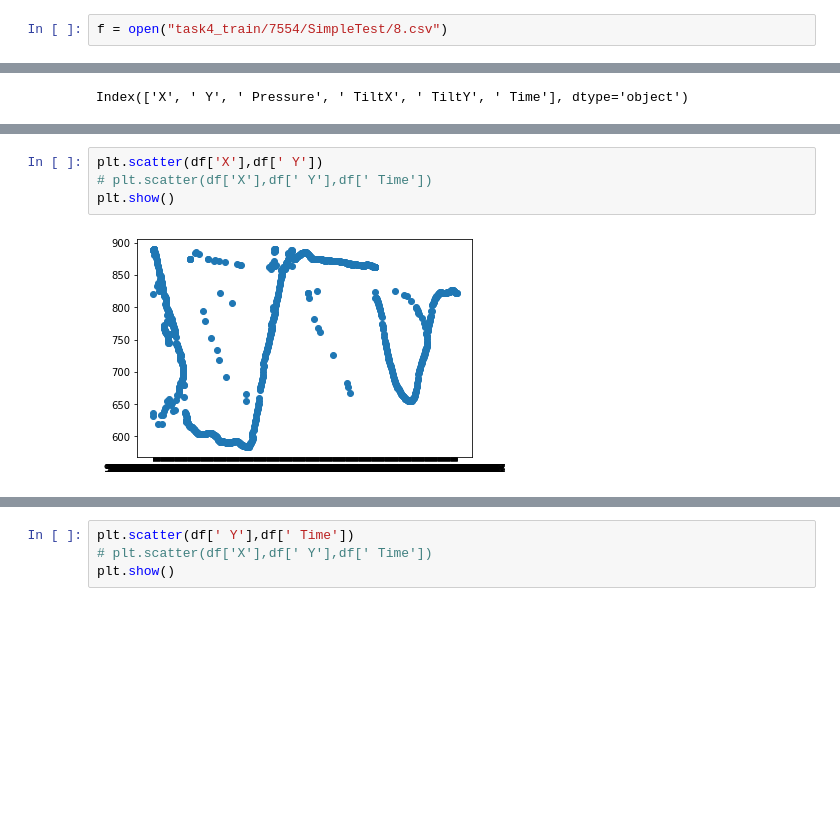
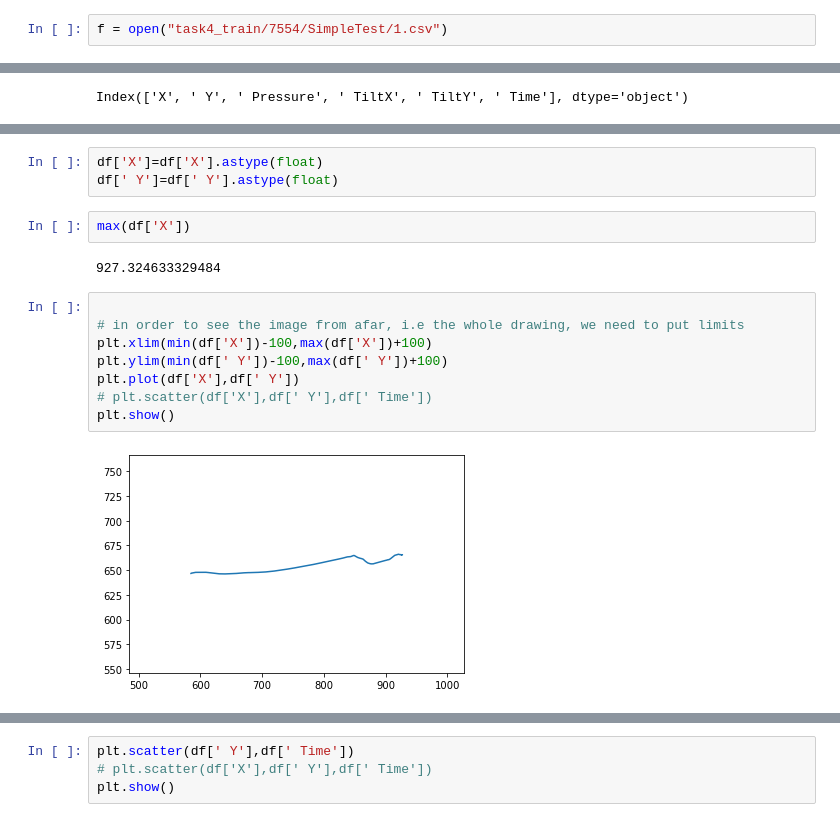
Before and after one commit to BabyBlue555/firstYear_semB_project, a Jupyter notebook: task4.ipynb, the cells around one changed output, grey strips where cells are left out. Cells and saved outputs as stored; diff of their text form; blank space fills up the shorter version.

Commit message:
accurate visualization

```diff
--- a/task4.ipynb
+++ b/task4.ipynb
@@ -6,7 +6,7 @@ import numpy as np
 # %%
 # numbers of folders : 7554 - 7574
 # %%
-f = open("task4_train/7554/SimpleTest/8.csv")
+f = open("task4_train/7554/SimpleTest/1.csv")
 # %%
 df=pd.read_csv(f)
 # %%
@@ -34,6 +50,17 @@ Index(['X', ' Y', ' Pressure', ' TiltX', ' TiltY', ' Time'], dtype='object')
+# %%
+df['X']=df['X'].astype(float)
+df[' Y']=df[' Y'].astype(float)
+# %%
+max(df['X'])
+# %% [output]
+927.324633329484
 # %%
-plt.scatter(df['X'],df[' Y'])
+
+# in order to see the image from afar, i.e the whole drawing, we need to put limits
+plt.xlim(min(df['X'])-100,max(df['X'])+100)
+plt.ylim(min(df[' Y'])-100,max(df[' Y'])+100)
+plt.plot(df['X'],df[' Y'])
 # plt.scatter(df['X'],df[' Y'],df[' Time'])
 plt.show()
 # %% [output]
-[figure, old version]
+[figure, new version]
```
Also changed, not shown: parts of 20 cells of this notebook.
